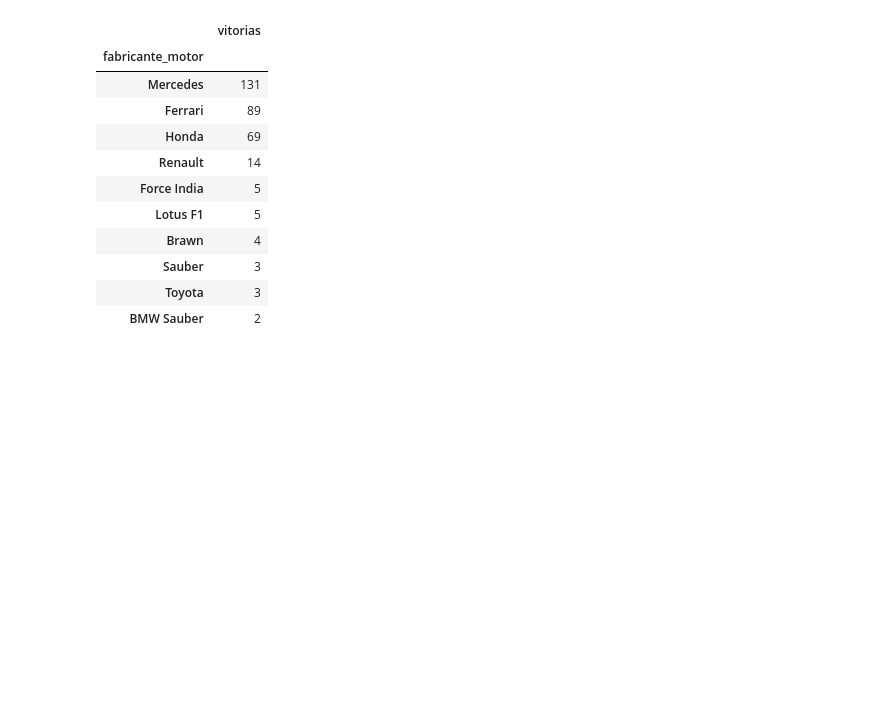
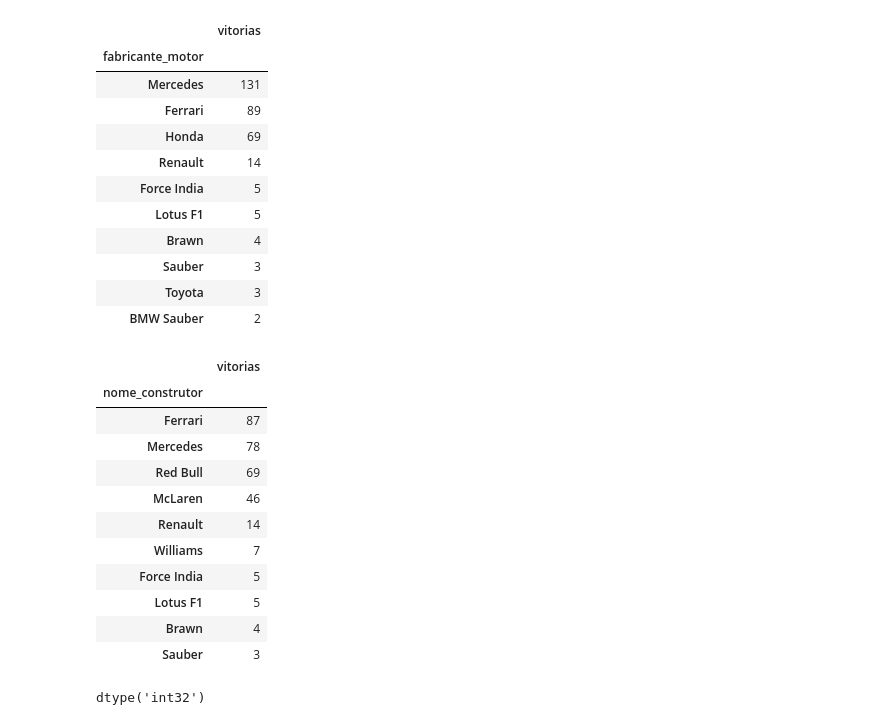
Before and after one commit to jnetoass/etl_formula1, a Jupyter notebook: etlformula1.ipynb, the cells around one changed output. Drawn from its saved outputs; the diff is of its cells as text; code cells hidden in the pictures; blank space fills up the shorter version.

Commit message:
campeonato de construtors geral

```diff
--- a/etlformula1.ipynb
+++ b/etlformula1.ipynb
@@ -395,3 +395,36 @@ polyEngine.head(10)
 | BMW Sauber | 2 |
 # %%
 # plot do campeonato de motores
+# %%
+cp_dfresulrac= dfresulrac.copy()
+cp_dfresulrac['temporada_y'] = cp_dfresulrac["temporada_y"].astype('int32')
+# %%
+# CAMPEONATO DE CONTRUSTORES GERAL (de todos os tempos)
+#polyEngine = cp_dfresulrac[(cp_dfresulrac.ranking == 1.0) & (cp_dfresulrac.temporada_y <= 2011) ]
+polyEngine = cp_dfresulrac[(cp_dfresulrac.ranking == 1.0)]
+polyEngine = polyEngine.loc[:,['nome_construtor','ranking']]
+polyEngine = polyEngine.groupby(['nome_construtor'])['nome_construtor'].count()
+polyEngine = polyEngine.to_frame(name = 'vitorias').sort_values(by=['vitorias'], ascending=False)
+polyEngine.head(10)
+# %% [output]
+|  | vitorias |
+| nome_construtor |  |
+| Ferrari | 87 |
+| Mercedes | 78 |
+| Red Bull | 69 |
+| McLaren | 46 |
+| Renault | 14 |
+| Williams | 7 |
+| Force India | 5 |
+| Lotus F1 | 5 |
+| Brawn | 4 |
+| Sauber | 3 |
+# %%
+# CAMPEONATO POR ANO (em contrução!!)
+polyEngine = cp_dfresulrac[(cp_dfresulrac.ranking == 1.0)]
+polyEngine = polyEngine.loc[:,['nome_construtor','ranking']]
+polyEngine = polyEngine.groupby(['nome_construtor'])['nome_construtor'].count()
+polyEngine = polyEngine.to_frame(name = 'vitorias').sort_values(by=['vitorias'], ascending=False)
+polyEngine.head(10)
+# %% [output]
+dtype('int32')
```
Also changed, not shown: parts of 1 cell of this notebook.
